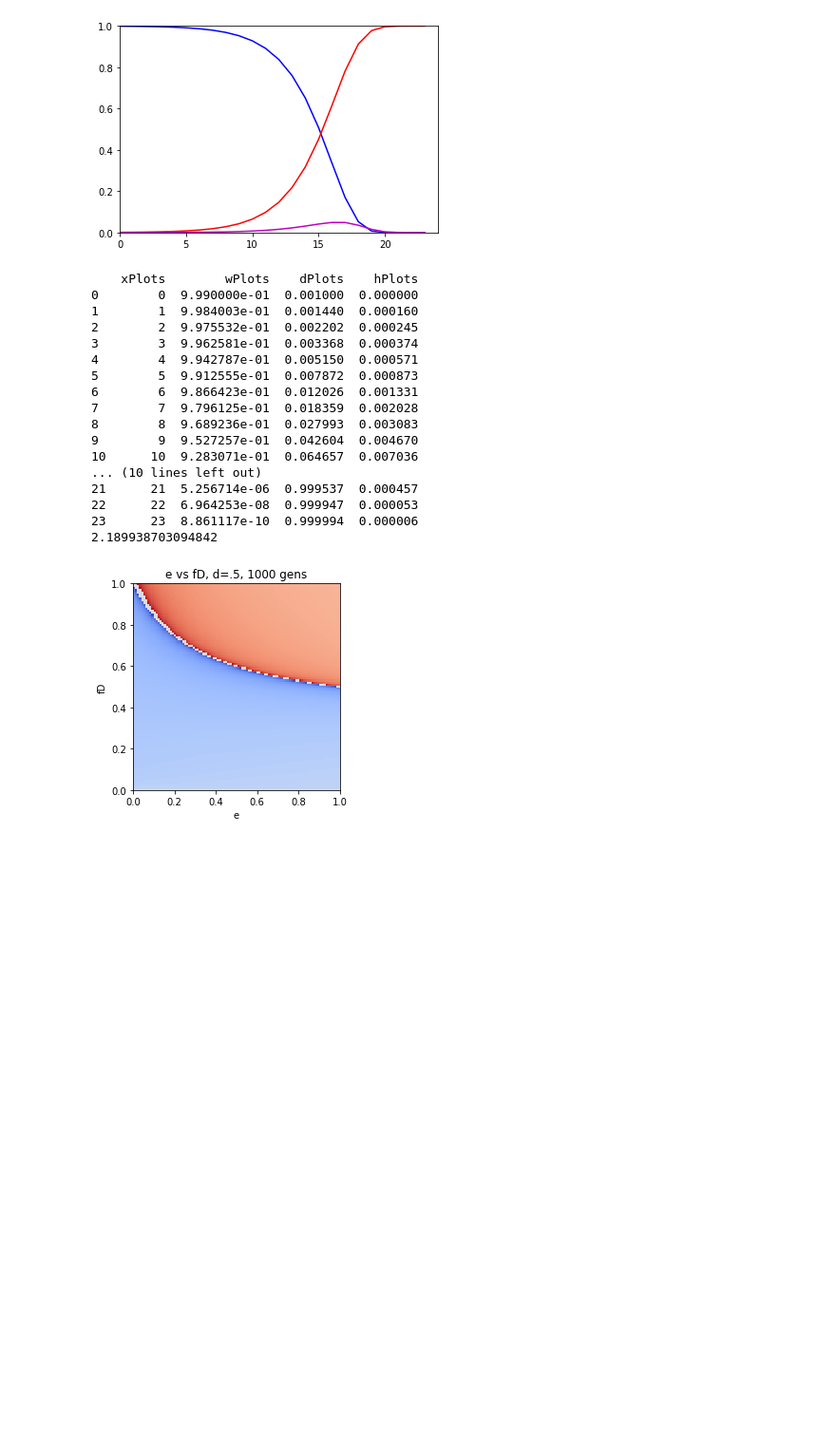
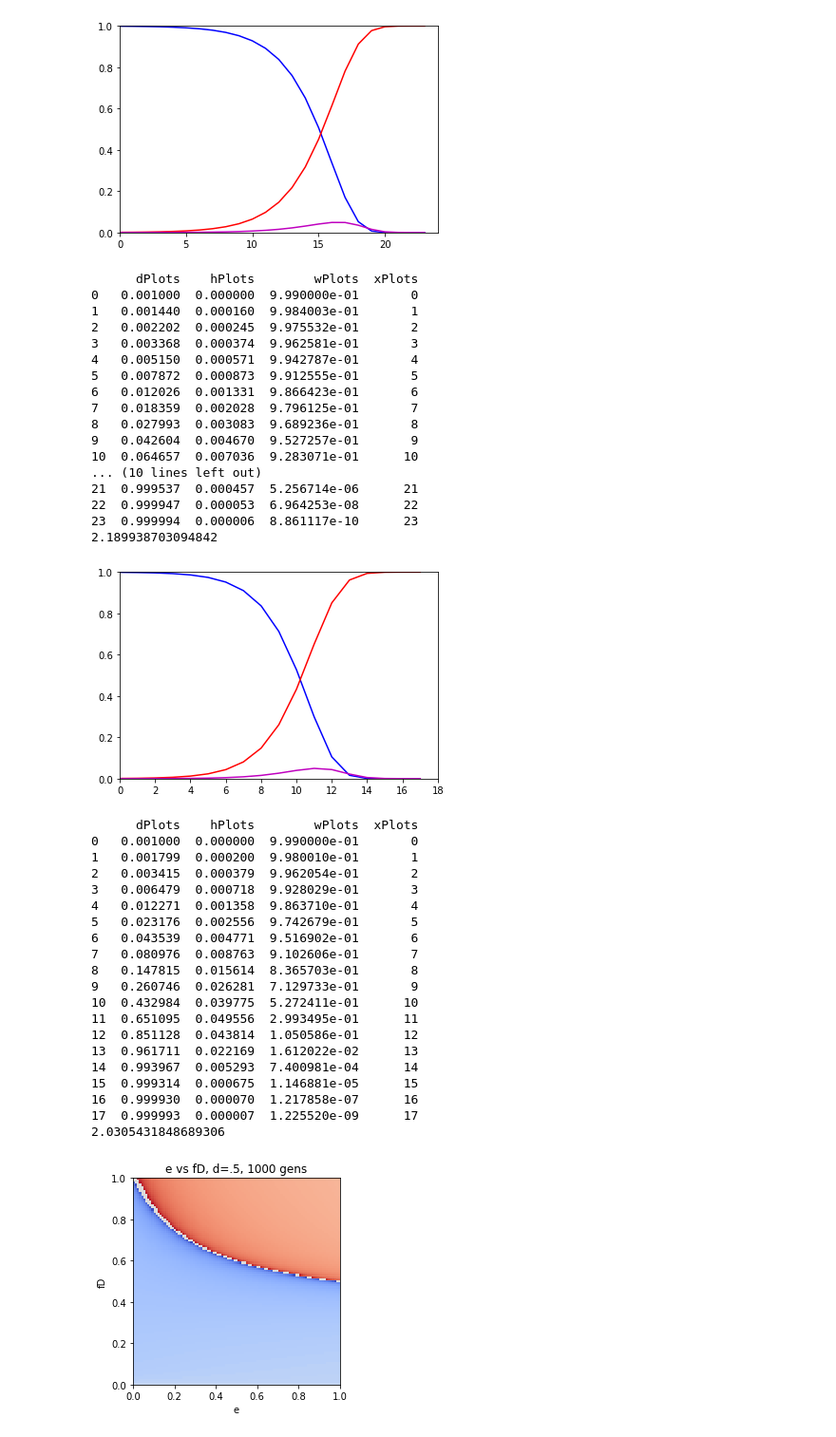
Before and after one commit to mgheffel/CRISPR-Gene-Drive-Population-Model, a Jupyter notebook: BaseModel.ipynb, the cells around one changed output. Shown: that part at 95% size. Cells and saved outputs as stored; diff of their text form; code cells hidden in the pictures; blank space fills up the shorter version.

```diff
--- a/BaseModel.ipynb
+++ b/BaseModel.ipynb
@@ -83,48 +83,73 @@ def run_simulation(simData,graph=False,debug=False):
         graphInfo['xPlots'].append(i)
         graphInfo['wPlots'].append(simData['qW'])
         graphInfo['dPlots'].append(simData['qD'])
         graphInfo['hPlots'].append(simData['qH'])
         if simData['qW']>.99999:
             if graph:
                 plot_2D(graphInfo)
             if debug:
                 print(pd.DataFrame(graphInfo))
             return -(i**(1/4))
         elif simData['qD']>.99999:
             if graph:
                 plot_2D(graphInfo)
             if debug:
                 print(pd.DataFrame(graphInfo))
             return i**(1/4)
     if graph:
         plot_2D(graphInfo)
     if debug:
         print(pd.DataFrame(graphInfo))
     return 0
 
 
 simData={'qW':.999,'qD':.001,'qH':0,'fW':1,'fD':.8,'e':.9,'d':.5,'generations':1000}
 
 print(run_simulation(simData,True,True))
+
+simData={'qW':.999,'qD':.001,'qH':0,'fW':1,'fD':1,'e':.9,'d':.5,'generations':1000}
+
+print(run_simulation(simData,True,True))
 # %% [output]
 [figure]
-    xPlots        wPlots    dPlots    hPlots
-0        0  9.990000e-01  0.001000  0.000000
-1        1  9.984003e-01  0.001440  0.000160
-2        2  9.975532e-01  0.002202  0.000245
-3        3  9.962581e-01  0.003368  0.000374
-4        4  9.942787e-01  0.005150  0.000571
-5        5  9.912555e-01  0.007872  0.000873
-6        6  9.866423e-01  0.012026  0.001331
-7        7  9.796125e-01  0.018359  0.002028
-8        8  9.689236e-01  0.027993  0.003083
-9        9  9.527257e-01  0.042604  0.004670
-10      10  9.283071e-01  0.064657  0.007036
+      dPlots    hPlots        wPlots  xPlots
+0   0.001000  0.000000  9.990000e-01       0
+1   0.001440  0.000160  9.984003e-01       1
+2   0.002202  0.000245  9.975532e-01       2
+3   0.003368  0.000374  9.962581e-01       3
+4   0.005150  0.000571  9.942787e-01       4
+5   0.007872  0.000873  9.912555e-01       5
+6   0.012026  0.001331  9.866423e-01       6
+7   0.018359  0.002028  9.796125e-01       7
+8   0.027993  0.003083  9.689236e-01       8
+9   0.042604  0.004670  9.527257e-01       9
+10  0.064657  0.007036  9.283071e-01      10
 ... (10 lines left out)
-21      21  5.256714e-06  0.999537  0.000457
-22      22  6.964253e-08  0.999947  0.000053
-23      23  8.861117e-10  0.999994  0.000006
+21  0.999537  0.000457  5.256714e-06      21
+22  0.999947  0.000053  6.964253e-08      22
+23  0.999994  0.000006  8.861117e-10      23
 2.189938703094842
+[figure, added]
+      dPlots    hPlots        wPlots  xPlots
+0   0.001000  0.000000  9.990000e-01       0
+1   0.001799  0.000200  9.980010e-01       1
+2   0.003415  0.000379  9.962054e-01       2
+3   0.006479  0.000718  9.928029e-01       3
+4   0.012271  0.001358  9.863710e-01       4
+5   0.023176  0.002556  9.742679e-01       5
+6   0.043539  0.004771  9.516902e-01       6
+7   0.080976  0.008763  9.102606e-01       7
+8   0.147815  0.015614  8.365703e-01       8
+9   0.260746  0.026281  7.129733e-01       9
+10  0.432984  0.039775  5.272411e-01      10
+11  0.651095  0.049556  2.993495e-01      11
+12  0.851128  0.043814  1.050586e-01      12
+13  0.961711  0.022169  1.612022e-02      13
+14  0.993967  0.005293  7.400981e-04      14
+15  0.999314  0.000675  1.146881e-05      15
+16  0.999930  0.000070  1.217858e-07      16
+17  0.999993  0.000007  1.225520e-09      17
+2.0305431848689306
 # %%
 xVals=np.arange(0,1.01,.01)
 yVals=np.arange(0,1.01,.01)
```
Also changed, not shown: 2 other files.
